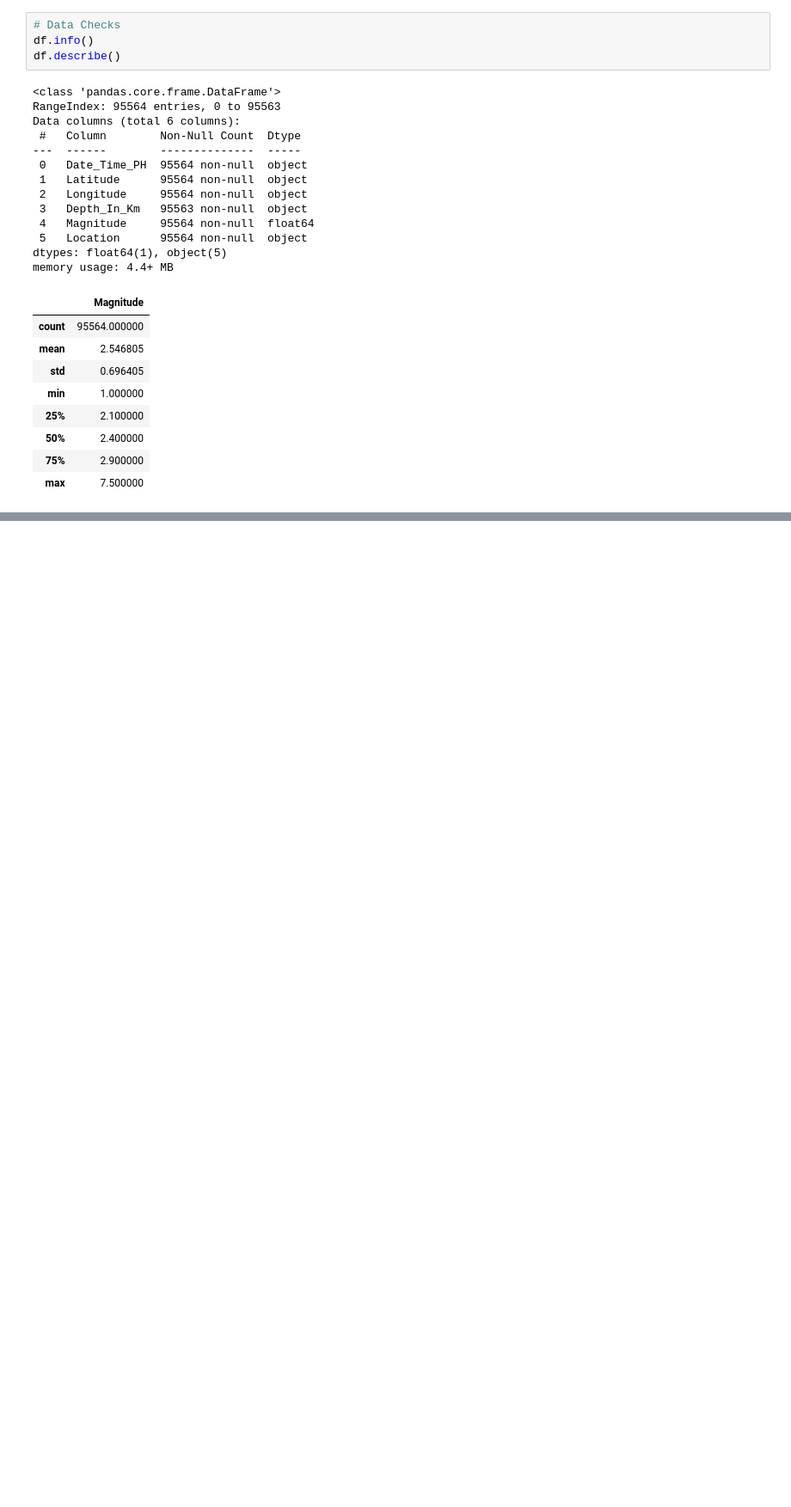
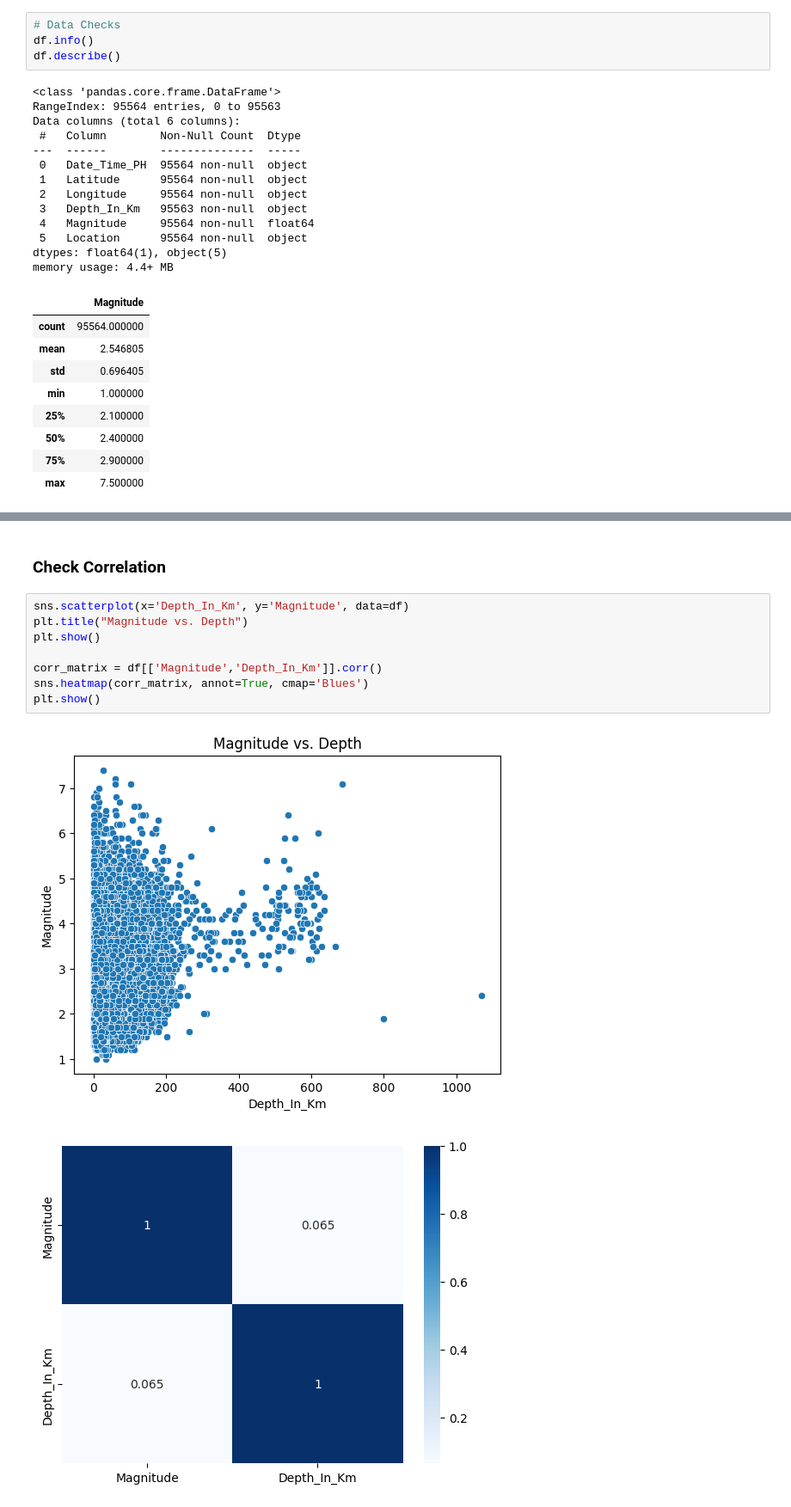
Before and after one commit to nic0-dev/ph-earthquake-clusters, a Jupyter notebook: notebooks/01_data_exploration.ipynb, the cells around one changed output, grey strips where cells are left out. Shown at 86% size. Drawn from its saved outputs; the diff is of its cells as text; blank space fills up the shorter version.

```diff
--- a/notebooks/01_data_exploration.ipynb
+++ b/notebooks/01_data_exploration.ipynb
@@ -64,0 +96,13 @@ df.head()
+# %% [markdown]
+### **Check Correlation**
+# %%
+sns.scatterplot(x='Depth_In_Km', y='Magnitude', data=df)
+plt.title("Magnitude vs. Depth")
+plt.show()
+
+corr_matrix = df[['Magnitude','Depth_In_Km']].corr()
+sns.heatmap(corr_matrix, annot=True, cmap='Blues')
+plt.show()
+# %% [output]
+[figure, added]
+[figure, added]
```
Also changed, not shown: parts of 15 cells of this notebook.
